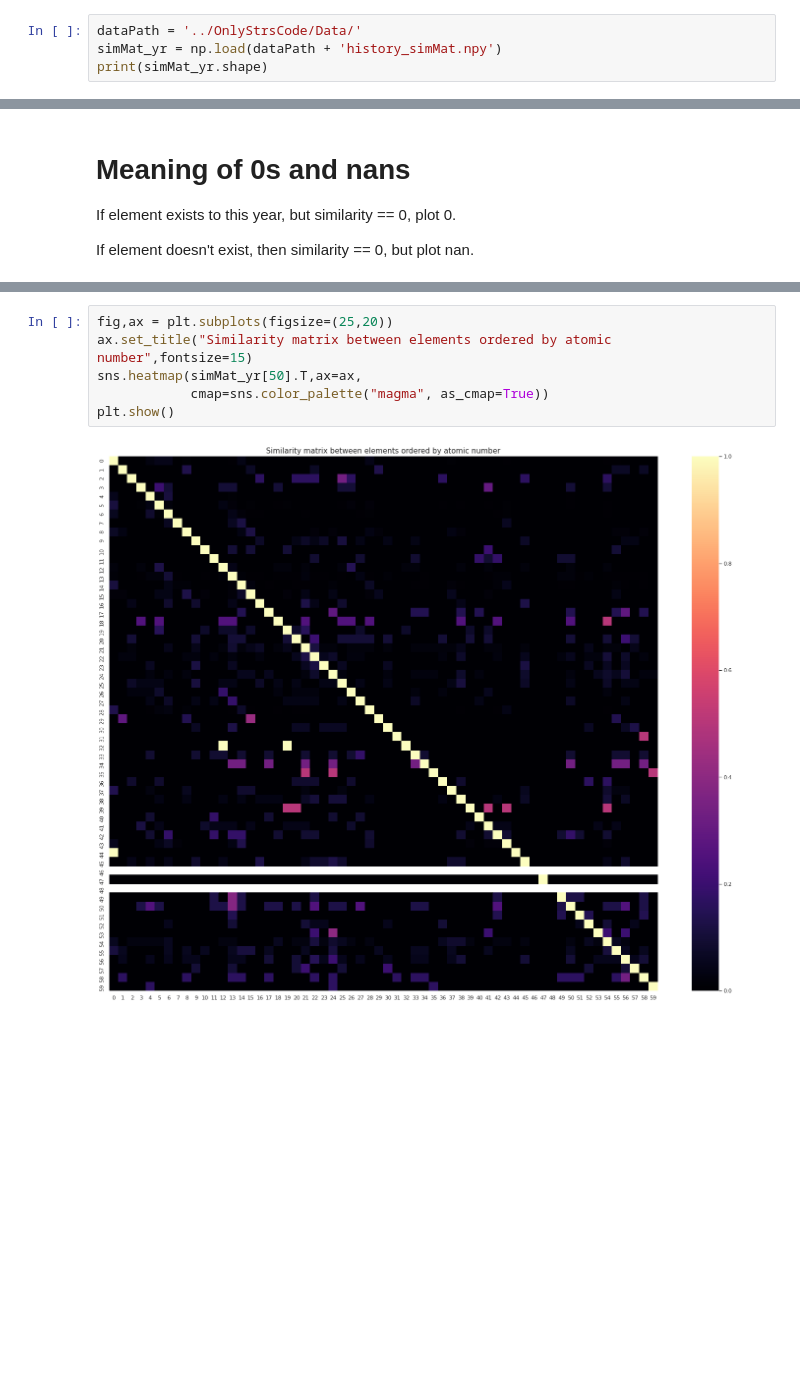
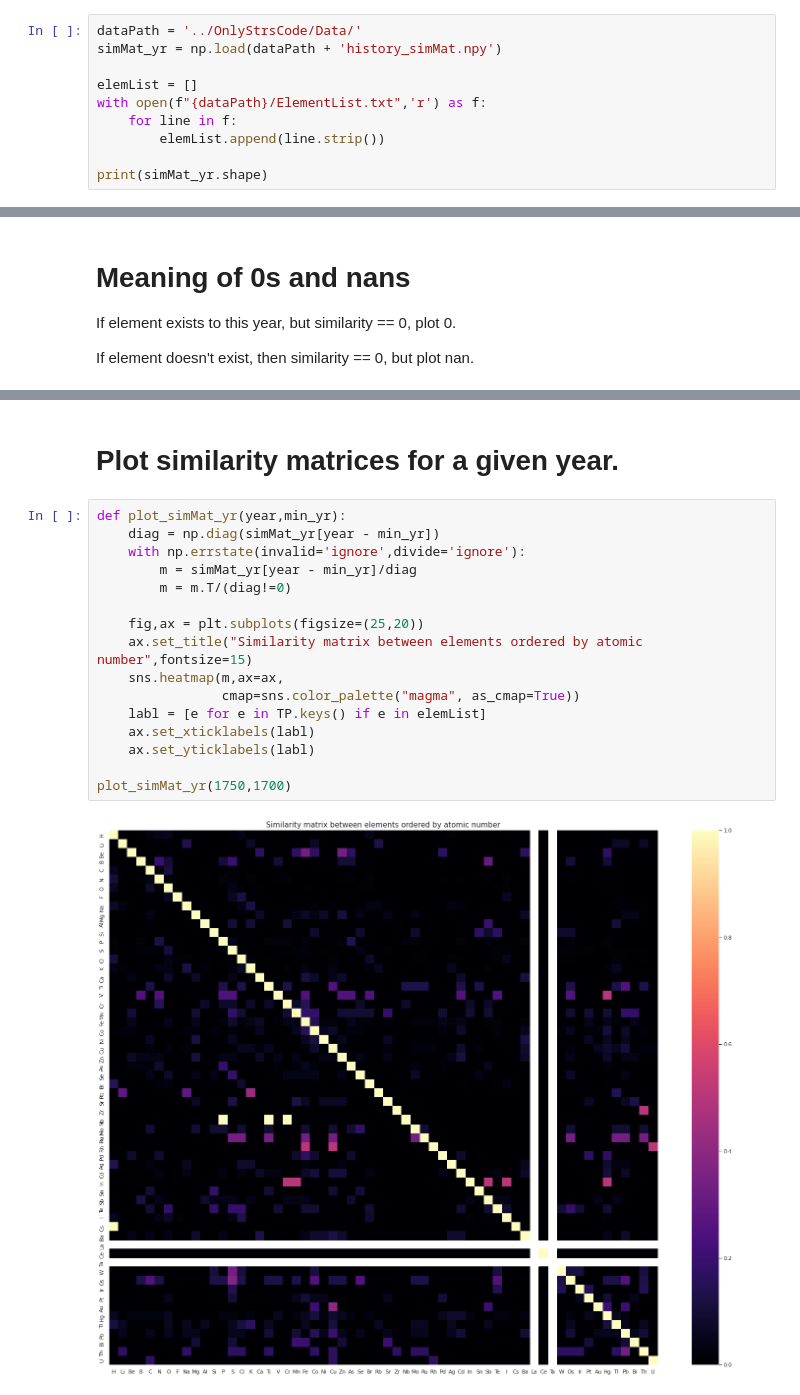
Before and after one commit to doncamilom/1868_SubstancesStudy, a Jupyter notebook: Notebooks/Similarity.ipynb, the cells around one changed output, grey strips where cells are left out. Drawn from its saved outputs; the diff is of its cells as text; blank space fills up the shorter version.

Commit message:
code for producing similarity matrices for every year. Also I wrote a whole notebook to produce all the plots we have done before, but acomodating to the data formats just produced

```diff
--- a/Notebooks/Similarity.ipynb
+++ b/Notebooks/Similarity.ipynb
@@ -3,6 +3,12 @@ from simMat_funcs import *
 # %%
 dataPath = '../OnlyStrsCode/Data/'
 simMat_yr = np.load(dataPath + 'history_simMat.npy')
+
+elemList = []
+with open(f"{dataPath}/ElementList.txt",'r') as f:
+    for line in f:
+        elemList.append(line.strip())
+
 print(simMat_yr.shape)
 # %% [output]
 (300, 60, 60)
@@ -15,8 +106,20 @@ If element doesn't exist, then similarity == 0, but plot nan.
+# %% [markdown]
+# Plot similarity matrices for a given year.
 # %%
-fig,ax = plt.subplots(figsize=(25,20))
-ax.set_title("Similarity matrix between elements ordered by atomic number",fontsize=15)
-sns.heatmap(simMat_yr[50].T,ax=ax,
-            cmap=sns.color_palette("magma", as_cmap=True))
-plt.show()
+def plot_simMat_yr(year,min_yr):
+    diag = np.diag(simMat_yr[year - min_yr])
+    with np.errstate(invalid='ignore',divide='ignore'):
+        m = simMat_yr[year - min_yr]/diag
+        m = m.T/(diag!=0)
+
+    fig,ax = plt.subplots(figsize=(25,20))
+    ax.set_title("Similarity matrix between elements ordered by atomic number",fontsize=15)
+    sns.heatmap(m,ax=ax,
+                cmap=sns.color_palette("magma", as_cmap=True))
+    labl = [e for e in TP.keys() if e in elemList]
+    ax.set_xticklabels(labl)
+    ax.set_yticklabels(labl)
+
+plot_simMat_yr(1750,1700)
 # %% [output]
-[figure, old version]
+[figure, new version]
```
Also changed, not shown: parts of 2 cells of this notebook, 2 other files.
